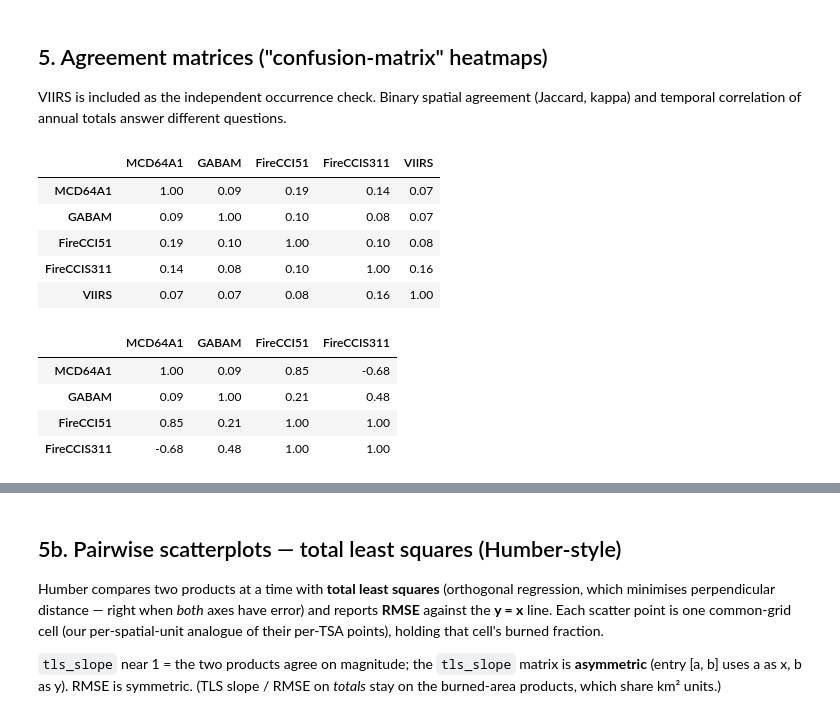
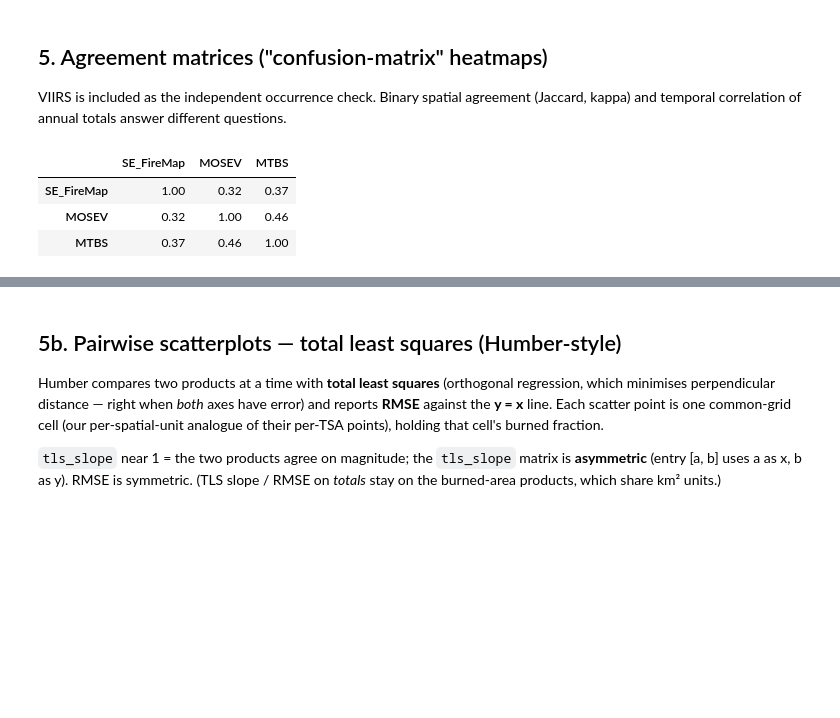
Before and after one commit to jimzhang629/peat_fire_stanback, a Jupyter notebook: notebooks/run_fire_comparison.ipynb, the cells around one changed output, grey strips where cells are left out. Cells and saved outputs as stored; diff of their text form; code cells hidden in the pictures; blank space fills up the shorter version.

```diff
--- a/notebooks/run_fire_comparison.ipynb
+++ b/notebooks/run_fire_comparison.ipynb
@@ -165,21 +186,21 @@ VIIRS is included as the independent occurrence check. Binary spatial agreement
 temporal correlation of annual totals answer different questions.
 # %%
 products_all = ["MCD64A1", "GABAM", "FireCCI51", "FireCCIS311", "VIIRS"]
+products_sev = ['SE_FireMap', 'MOSEV', 'MTBS']
 
 jac = agreement_matrix(products_all, years, aoi, method="jaccard", pooling="cells")
 kap = agreement_matrix(products_all, years, aoi, method="kappa",   pooling="cells")
 cor = agreement_matrix(products_ba,  years, aoi, method="pearson", pooling="years")
-display(jac.round(2)); display(cor.round(2))
+
+if products_sev:
+    years = range(2000, 2021)
+    spearman_cor = agreement_matrix(products_sev, years, aoi, method="spearman", pooling="cells")
+    display(spearman_cor.round(2))
+else:
+    display(jac.round(2)); display(cor.round(2))
 # %% [output]
-|  | MCD64A1 | GABAM | FireCCI51 | FireCCIS311 | VIIRS |
-| MCD64A1 | 1.00 | 0.09 | 0.19 | 0.14 | 0.07 |
-| GABAM | 0.09 | 1.00 | 0.10 | 0.08 | 0.07 |
-| FireCCI51 | 0.19 | 0.10 | 1.00 | 0.10 | 0.08 |
-| FireCCIS311 | 0.14 | 0.08 | 0.10 | 1.00 | 0.16 |
-| VIIRS | 0.07 | 0.07 | 0.08 | 0.16 | 1.00 |
+|  | SE_FireMap | MOSEV | MTBS |
+| SE_FireMap | 1.00 | 0.32 | 0.37 |
+| MOSEV | 0.32 | 1.00 | 0.46 |
+| MTBS | 0.37 | 0.46 | 1.00 |
-|  | MCD64A1 | GABAM | FireCCI51 | FireCCIS311 |
-| MCD64A1 | 1.00 | 0.09 | 0.85 | -0.68 |
-| GABAM | 0.09 | 1.00 | 0.21 | 0.48 |
-| FireCCI51 | 0.85 | 0.21 | 1.00 | 1.00 |
-| FireCCIS311 | -0.68 | 0.48 | 1.00 | 1.00 |
 # %%
```
Also changed, not shown: parts of 23 cells of this notebook, 1 other file.
